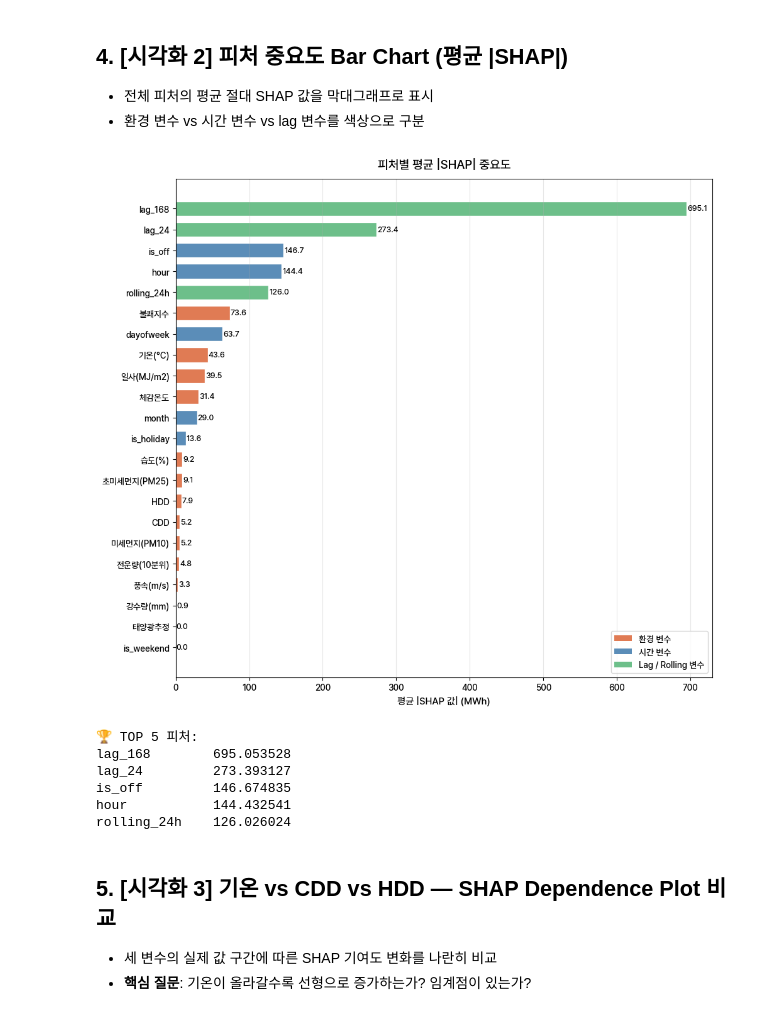
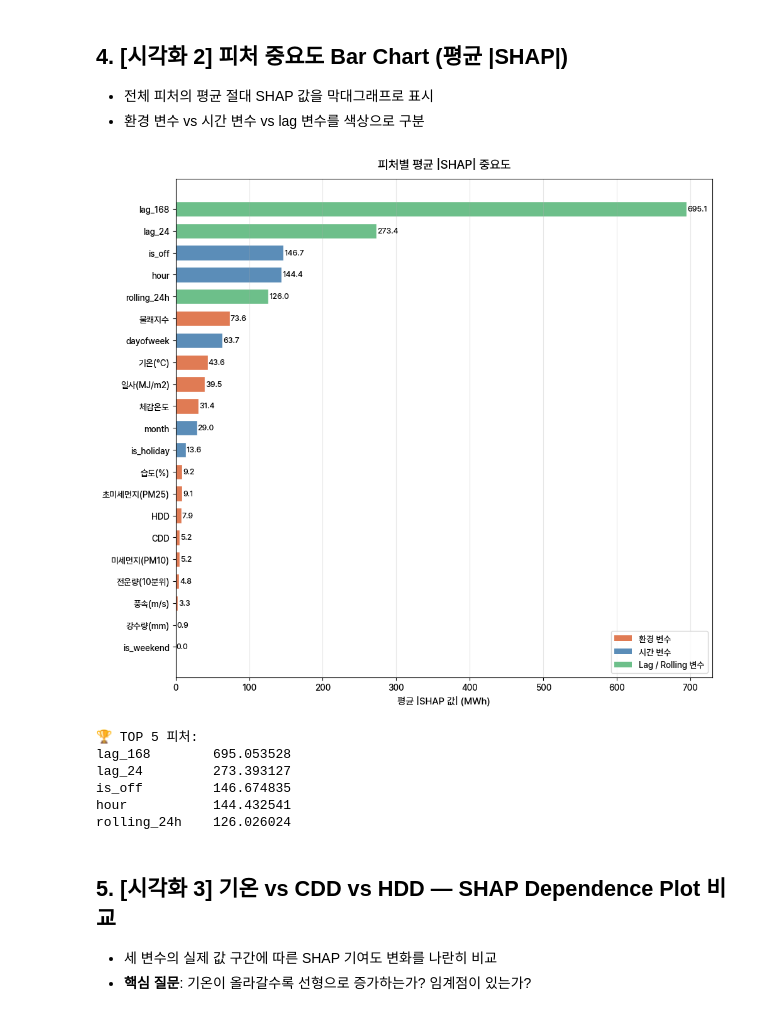
Before and after one commit to s2pray4u2s/seoul_power_demand_forecast, a Jupyter notebook: 2_notebooks/06_SHAP_analysis.ipynb, the cells around one changed output. Drawn from its saved outputs; the diff is of its cells as text; code cells hidden in the pictures.

```diff
--- a/2_notebooks/06_SHAP_analysis.ipynb
+++ b/2_notebooks/06_SHAP_analysis.ipynb
@@ -65,7 +65,7 @@ FEATURES = [
     "미세먼지(PM10)", "초미세먼지(PM25)",
     "hour", "dayofweek", "month", "is_weekend", "is_holiday", "is_off",
     "CDD", "HDD", "lag_24", "lag_168", "rolling_24h",
-    "체감온도", "불쾌지수", "태양광추정"
+    "체감온도", "불쾌지수"
 ]
 TARGET = "전력사용량(MWh)"
 
@@ -155,7 +155,7 @@ mean_abs_shap = pd.Series(
 # ── 피처 그룹 색상 정의 ───────────────────────────
 ENV_FEATURES  = ["기온(°C)", "강수량(mm)", "풍속(m/s)", "습도(%)", "일사(MJ/m2)",
                  "전운량(10분위)", "미세먼지(PM10)", "초미세먼지(PM25)",
-                 "CDD", "HDD", "체감온도", "불쾌지수", "태양광추정"]
+                 "CDD", "HDD", "체감온도", "불쾌지수"]
 TIME_FEATURES = ["hour", "dayofweek", "month", "is_weekend", "is_holiday", "is_off"]
 LAG_FEATURES  = ["lag_24", "lag_168", "rolling_24h"]
 
@@ -169,35 +169,35 @@ colors = [get_color(f) for f in mean_abs_shap.index]
 # ── 시각화 ────────────────────────────────────────
 fig, ax = plt.subplots(figsize=(10, 9))
 bars = ax.barh(mean_abs_shap.index, mean_abs_shap.values, color=colors, edgecolor="white", height=0.7)
 
 # 값 라벨
 for bar, val in zip(bars, mean_abs_shap.values):
     ax.text(val + 1, bar.get_y() + bar.get_height()/2,
             f"{val:.1f}", va="center", fontsize=9)
 
 # 범례
 from matplotlib.patches import Patch
 legend_elements = [
     Patch(facecolor="#E07B54", label="환경 변수"),
     Patch(facecolor="#5B8DB8", label="시간 변수"),
     Patch(facecolor="#6DBF8A", label="Lag / Rolling 변수")
 ]
 ax.legend(handles=legend_elements, loc="lower right", fontsize=10)
 
 ax.set_title("피처별 평균 |SHAP| 중요도", fontsize=14, pad=12)
 ax.set_xlabel("평균 |SHAP 값| (MWh)", fontsize=11)
 ax.grid(axis="x", alpha=0.3)
 plt.tight_layout()
 plt.savefig(
-    r"C:\Users\User\Desktop\MyRepo\Portfolio\Portfolio_ver2\4_outputs\SHAP_bar_importance.png",
+    r"C:\Users\User\Desktop\MyRepo\Portfolio\Portfolio_ver2\4_outputs\06_SHAP_analysis\SHAP_bar_importance.png",
     dpi=300, bbox_inches="tight"
 )
 plt.show()
 
 print("\n🏆 TOP 5 피처:")
 print(mean_abs_shap.sort_values(ascending=False).head(5).to_string())
 # %% [output]
-[figure, old version]
+[figure, new version]
 🏆 TOP 5 피처:
 lag_168        695.053528
 lag_24         273.393127
```
Also changed, not shown: parts of 8 cells of this notebook, 17 other files.
